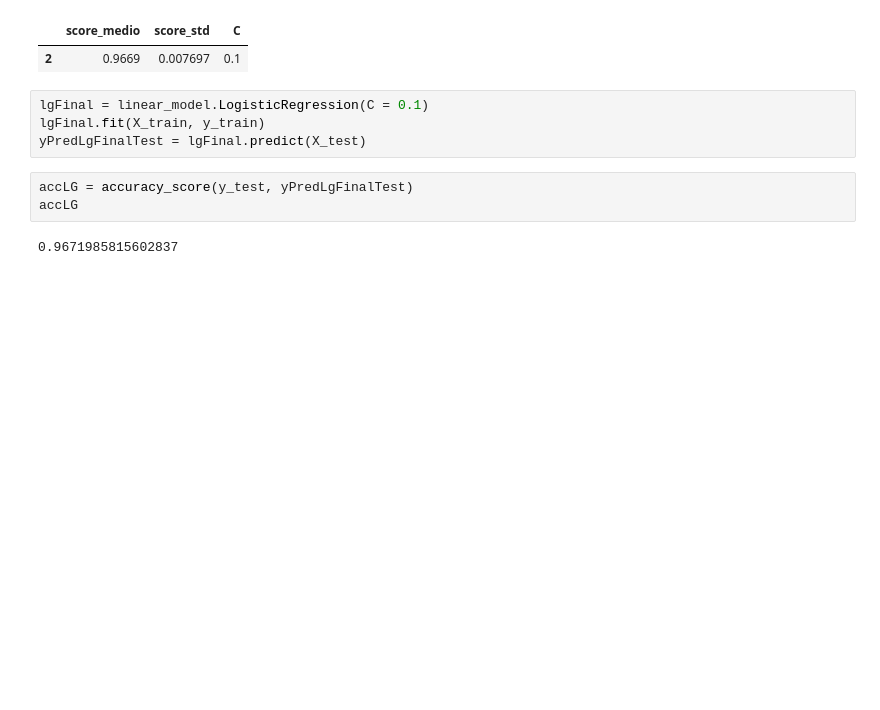
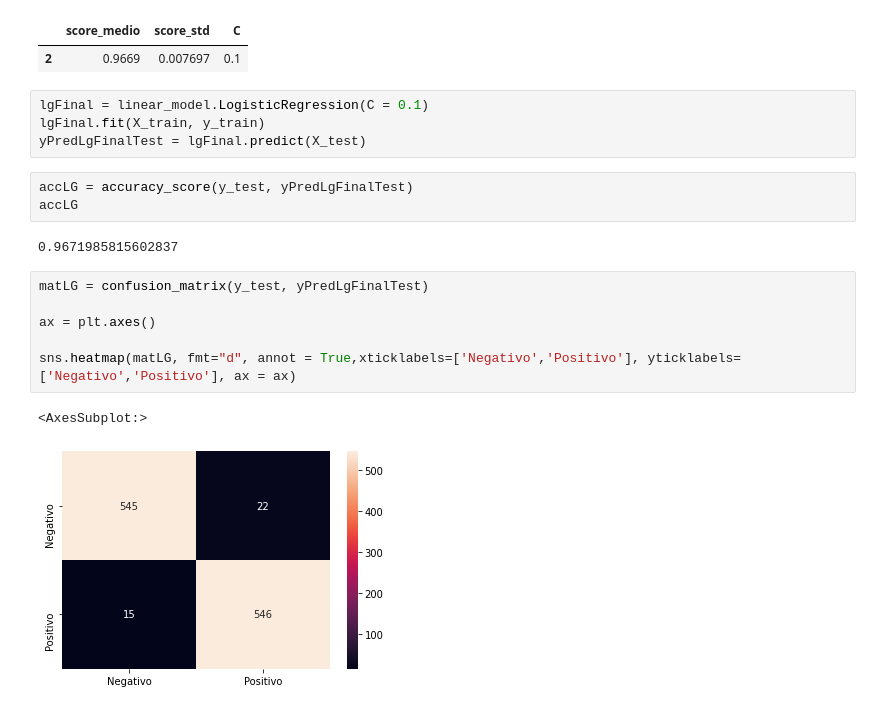
Before and after one commit to Paradis4432/Phishing-Machine-Learning, a Jupyter notebook: v1.ipynb, the cells around one changed output. Drawn from its saved outputs; the diff is of its cells as text; blank space fills up the shorter version.

```diff
--- a/v1.ipynb
+++ b/v1.ipynb
@@ -366,3 +378,12 @@ accLG = accuracy_score(y_test, yPredLgFinalTest)
 accLG
 # %% [output]
 0.9671985815602837
+# %%
+matLG = confusion_matrix(y_test, yPredLgFinalTest)
+
+ax = plt.axes()
+
+sns.heatmap(matLG, fmt="d", annot = True,xticklabels=['Negativo','Positivo'], yticklabels=['Negativo','Positivo'], ax = ax)
+# %% [output]
+<AxesSubplot:>
+[figure, added]
```
Also changed, not shown: parts of 26 cells of this notebook.
